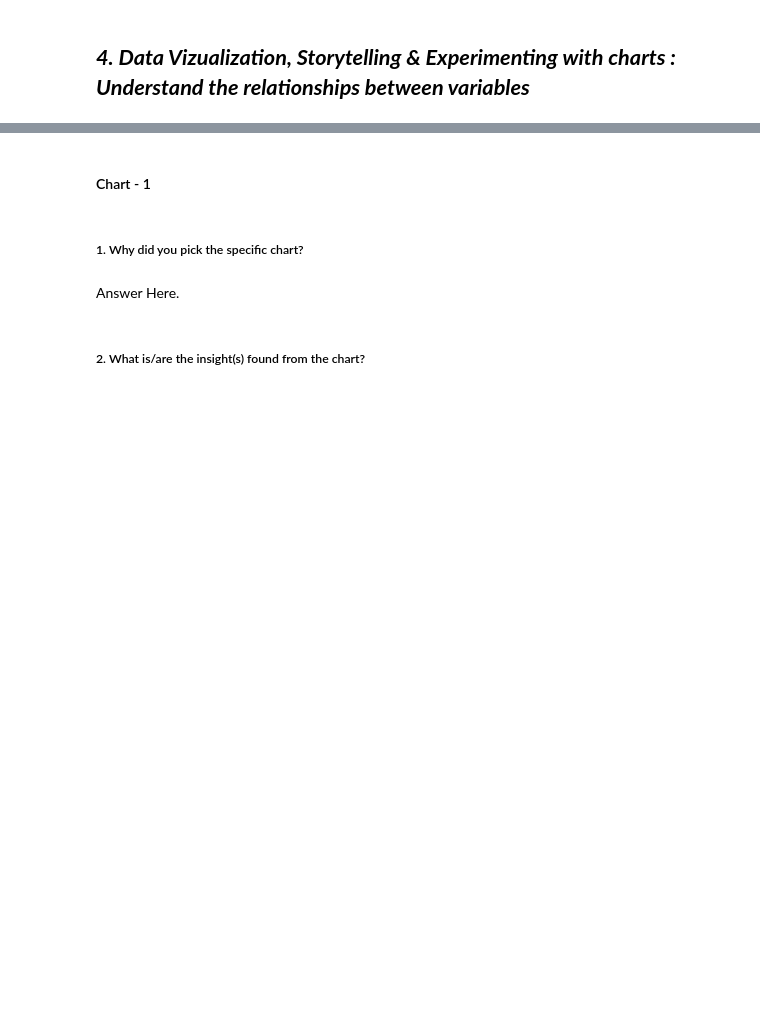
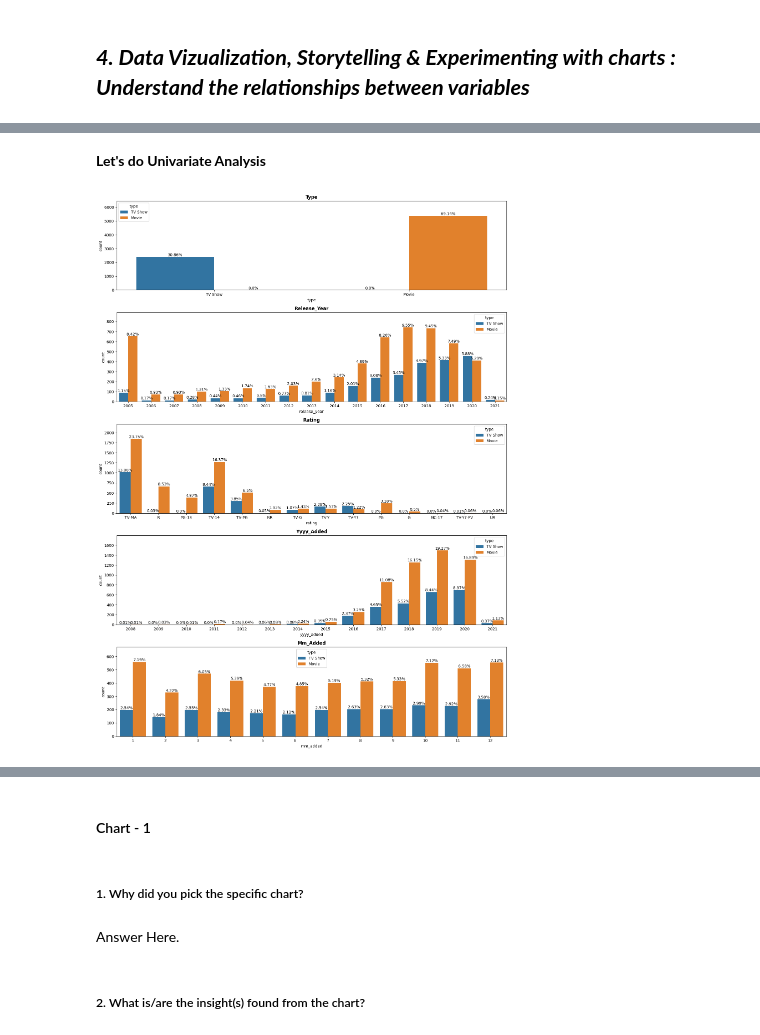
Before and after one commit to KiranKokateGitHub/Netflix-Movies-and-TV-Shows-Clustering_UnsupervisedML, a Jupyter notebook: Kiran_unsupervisedML.ipynb, the cells around one changed output, grey strips where cells are left out. Cells and saved outputs as stored; diff of their text form; code cells hidden in the pictures; blank space fills up the shorter version.

```diff
--- a/Kiran_unsupervisedML.ipynb
+++ b/Kiran_unsupervisedML.ipynb
@@ -520,0 +556,16 @@ plt.show()
+# %%
+# Let's Convert the data types of variabless 'date_added' and 'release_year' to the appropriate data types
+nfdf.date_added = pd.to_datetime(nfdf['date_added'])
+nfdf.release_year = nfdf.release_year.astype('int64')
+
+# Rename the name of variable 'listed_in' to 'genre'
+nfdf.rename = nfdf.rename(columns={'listed_in':'geners'}, inplace=True)
+# %%
+# Add the new variabble based on variable 'date_added'.
+nfdf['yyyy_added'] = nfdf['date_added'].dt.year
+nfdf['mm_added'] = nfdf['date_added'].dt.month
+nfdf['dd_added']= nfdf['date_added'].dt.day
+
+# Now drop variable 'date_added'.
+nfdf = nfdf.drop('date_added', axis='columns')
+nfdf.head()
@@ -522,0 +629,31 @@ plt.show()
+# %% [markdown]
+**Let's do Univariate Analysis**
+# %%
+# Define T to autofit the numbers and size of plot.
+T = int(len(nfdf.columns))
+# %%
+# Now define a function to Notate the percentage count of each value on the bars
+
+def annote_percentage(axes):
+    '''Take the axes as input and label the percentage count for each bar in a countplot'''
+    for i in plot.patches:
+        total = sum(i.get_height() for i in plot.patches)/100
+        percentage = round((i.get_height()/total),2)
+        X = i.get_x() + i.get_width()/2
+        Y = i.get_height()
+        plot.annotate(f'{percentage}%', (X, Y), ha='center', va='bottom')
+# %%
+# Let's Plot the countplots of each variable in target_variables
+
+# Let's Obtain the target variable that having maximum 20 categories in features
+tar_var = [var for var in nfdf.columns if len(nfdf[var].value_counts()) < 20]
+
+plt.figure(figsize=(15, T*4))
+for m,var in enumerate(tar_var):
+    plot = plt.subplot(T, 1, m+1)
+    ax = sns.countplot(x = nfdf[var], hue=nfdf['type']).margins(y=0.20)
+    plt.title(f'{var.title()}', weight='bold')
+    plt.tight_layout()
+    annote_percentage(plot)
+# %% [output]
+[figure, added]
```
Also changed, not shown: parts of 20 cells of this notebook.
